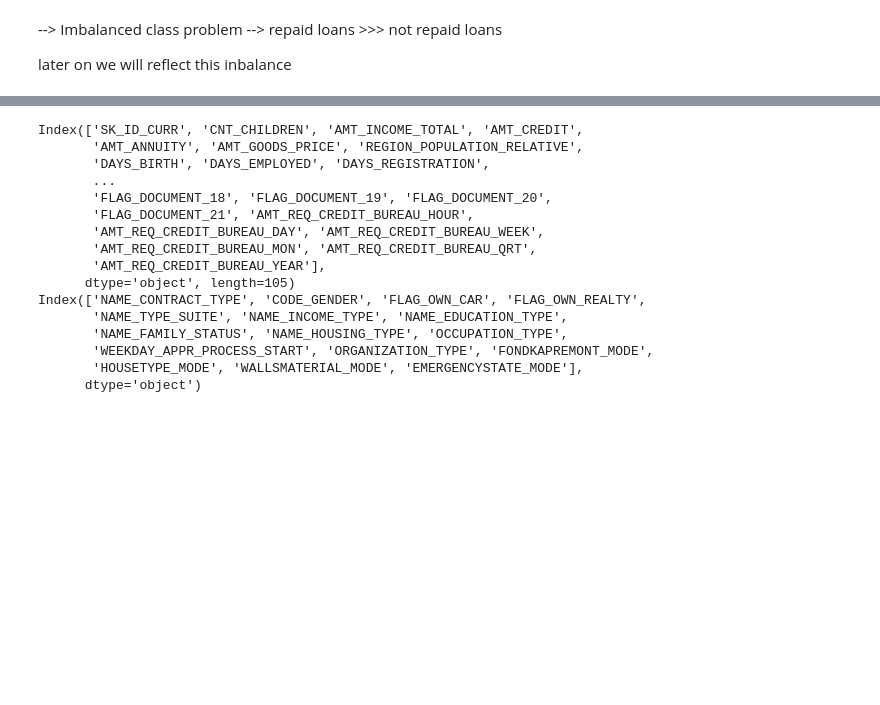
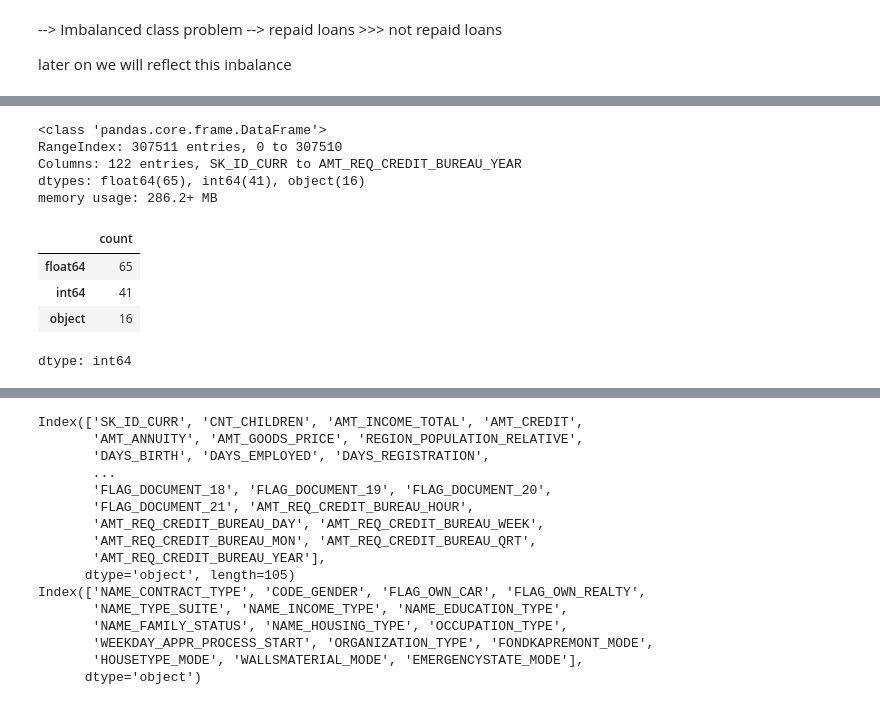
Before and after one commit to Aggeliki-Mentzini/Home-Credit-Default-Risk-Kaggle, a Jupyter notebook: main_code.ipynb, the cells around one changed output, grey strips where cells are left out. Cells and saved outputs as stored; diff of their text form; code cells hidden in the pictures; blank space fills up the shorter version.

```diff
--- a/main_code.ipynb
+++ b/main_code.ipynb
@@ -84,0 +171,16 @@ later on we will reflect this inbalance
+# %%
+application_train.info()
+# %% [output]
+<class 'pandas.core.frame.DataFrame'>
+RangeIndex: 307511 entries, 0 to 307510
+Columns: 122 entries, SK_ID_CURR to AMT_REQ_CREDIT_BUREAU_YEAR
+dtypes: float64(65), int64(41), object(16)
+memory usage: 286.2+ MB
+# %%
+application_train.dtypes.value_counts()
+# %% [output]
+|  | count |
+| float64 | 65 |
+| int64 | 41 |
+| object | 16 |
+dtype: int64
```
Also changed, not shown: parts of 13 cells of this notebook.
